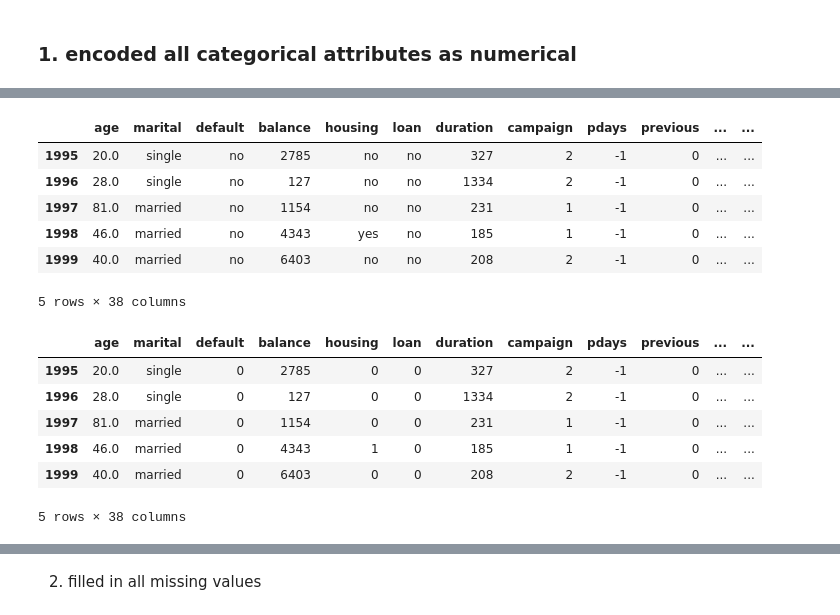
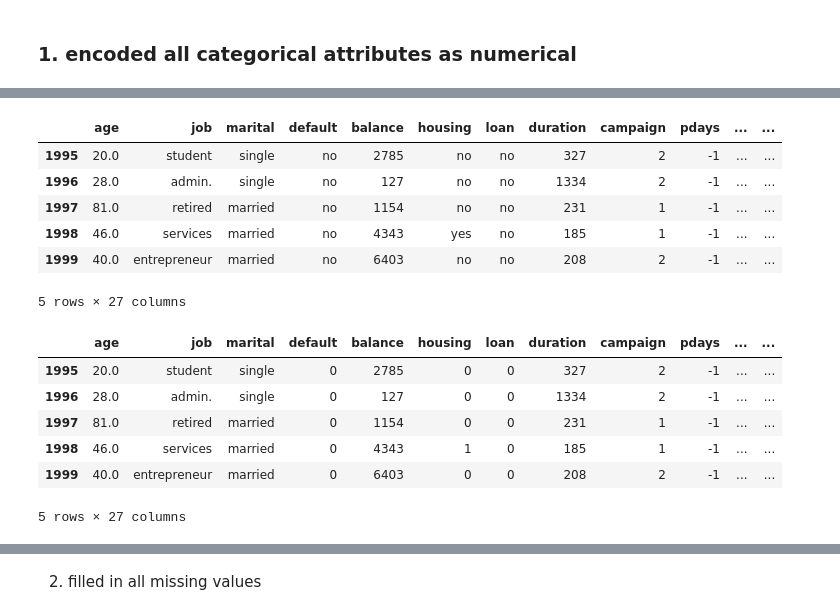
Before and after one commit to ger534/MSc-AI-2026-2027, a Jupyter notebook: CS6062 - Data Analytics/e-tivity1/etivity1.ipynb, the cells around one changed output, grey strips where cells are left out. Saved outputs shown, nothing was run; the diff lists cells and outputs as text; code cells hidden in the pictures.

```diff
--- a/CS6062 - Data Analytics/e-tivity1/etivity1.ipynb
+++ b/CS6062 - Data Analytics/e-tivity1/etivity1.ipynb
@@ -232,20 +232,3 @@ Shortly describe and justify the data preparation choices you have made in markd
 bank_dataset_original = bank_dataset
 # %% [markdown]
 ### 1. encoded all categorical attributes as numerical
-# %%
-# education appears to have an ordinal behaviour
-
-# Create a mapper
-
-scale_mapper = {
-    "primary": 1,
-    "secondary": 2,
-    "tertiary": 3
-}
-
-bank_dataset['education'] = pd.to_numeric(
-    bank_dataset['education'].map(scale_mapper),
-    errors='coerce'
-)
-
-bank_dataset.tail()
@@ -315,39 +304,53 @@ bank_dataset.tail()
+# %%
+# for conversations with peers, I understood one-hot encoding job
+# could add noise. For ten values, the cure taxes more than the disease
+# so I'm imputating job column
+"""
+- job (Categorical): ("admin", "unemployed","management","housemaid","entrepreneur","student","blue-collar","self-employed","retired","technician","services")
+missing 2000-1990=10 values
+"""
+
+# Lori raised the fact that this specific individual is likely retired
+bank_dataset.loc[
+    (bank_dataset['age'] == 77) & (bank_dataset['job'].isna()),
+    'job'
+] = 'retired'
+
+# the rest we can impute with the mode job of this dataset
+bank_dataset['job'] = bank_dataset['job'].fillna(bank_dataset['job'].mode()[0])
 # %%
 #the categorical features with missing values:
 #https://queirozf.com/entries/one-hot-encoding-a-feature-on-a-pandas-dataframe-an-example
 
 """
-- job (Categorical): ("admin", "unemployed","management","housemaid","entrepreneur","student","blue-collar","self-employed","retired","technician","services")
-missing 2000-1990=10 values
-
 - education (Categorical): education Level ("secondary","primary","tertiary")
 missing 2000-1896= 114 values
 
 - contact (Categorical): ("telephone","cellular")
 missing 2000-1809= 191 values
 
 - poutcome (Categorical): ("other","failure","success")
 missing 2000-1546= 454 values
 """
 
 # first one-hot encode the categorical columns with NaNs
 
-bank_dataset = pd.get_dummies(bank_dataset, columns=['job', 'education', 'contact', 'poutcome'],
+bank_dataset = pd.get_dummies(bank_dataset, columns=['education', 'contact', 'poutcome'],
                         dummy_na=True)
                         #drop_first=True this attribute seems to be useful for we don't know what model it's going to be used
 
 # Note: Prof. mentioned in class 'that's one of the way to do one hot encoding (using the function get_dummies from pandas), but there is actually a OneHotEncoder class in scikit-learn that's better'
 
 # After encoding, always ensure the column has the correct numeric type.
 bank_dataset.tail()
 # %% [output]
-|  | age | marital | default | balance | housing | loan | duration | campaign | pdays | previous | ... | ... |
-| 1995 | 20.0 | single | no | 2785 | no | no | 327 | 2 | -1 | 0 | ... | ... |
-| 1996 | 28.0 | single | no | 127 | no | no | 1334 | 2 | -1 | 0 | ... | ... |
-| 1997 | 81.0 | married | no | 1154 | no | no | 231 | 1 | -1 | 0 | ... | ... |
-| 1998 | 46.0 | married | no | 4343 | yes | no | 185 | 1 | -1 | 0 | ... | ... |
-| 1999 | 40.0 | married | no | 6403 | no | no | 208 | 2 | -1 | 0 | ... | ... |
+|  | age | job | marital | default | balance | housing | loan | duration | campaign | pdays | ... | ... |
+| 1995 | 20.0 | student | single | no | 2785 | no | no | 327 | 2 | -1 | ... | ... |
+| 1996 | 28.0 | admin. | single | no | 127 | no | no | 1334 | 2 | -1 | ... | ... |
+| 1997 | 81.0 | retired | married | no | 1154 | no | no | 231 | 1 | -1 | ... | ... |
+| 1998 | 46.0 | services | married | no | 4343 | yes | no | 185 | 1 | -1 | ... | ... |
+| 1999 | 40.0 | entrepreneur | married | no | 6403 | no | no | 208 | 2 | -1 | ... | ... |
-5 rows × 38 columns
+5 rows × 27 columns
 # %%
 #Categorical binary columns
 
@@ -369,13 +372,13 @@ for col in ['default', 'housing', 'loan', 'subscribed']:
 # After encoding, always ensure the column has the correct numeric type.
 bank_dataset.tail()
 # %% [output]
-|  | age | marital | default | balance | housing | loan | duration | campaign | pdays | previous | ... | ... |
-| 1995 | 20.0 | single | 0 | 2785 | 0 | 0 | 327 | 2 | -1 | 0 | ... | ... |
-| 1996 | 28.0 | single | 0 | 127 | 0 | 0 | 1334 | 2 | -1 | 0 | ... | ... |
-| 1997 | 81.0 | married | 0 | 1154 | 0 | 0 | 231 | 1 | -1 | 0 | ... | ... |
-| 1998 | 46.0 | married | 0 | 4343 | 1 | 0 | 185 | 1 | -1 | 0 | ... | ... |
-| 1999 | 40.0 | married | 0 | 6403 | 0 | 0 | 208 | 2 | -1 | 0 | ... | ... |
+|  | age | job | marital | default | balance | housing | loan | duration | campaign | pdays | ... | ... |
+| 1995 | 20.0 | student | single | 0 | 2785 | 0 | 0 | 327 | 2 | -1 | ... | ... |
+| 1996 | 28.0 | admin. | single | 0 | 127 | 0 | 0 | 1334 | 2 | -1 | ... | ... |
+| 1997 | 81.0 | retired | married | 0 | 1154 | 0 | 0 | 231 | 1 | -1 | ... | ... |
+| 1998 | 46.0 | services | married | 0 | 4343 | 1 | 0 | 185 | 1 | -1 | ... | ... |
+| 1999 | 40.0 | entrepreneur | married | 0 | 6403 | 0 | 0 | 208 | 2 | -1 | ... | ... |
-5 rows × 38 columns
+5 rows × 27 columns
 # %%
 # Before calling get_dummies, let's inspect what pandas thinks is categorical
 bank_dataset.select_dtypes(include=['object', 'category', 'bool']).columns.tolist()
```
Also changed, not shown: parts of 18 cells of this notebook.
